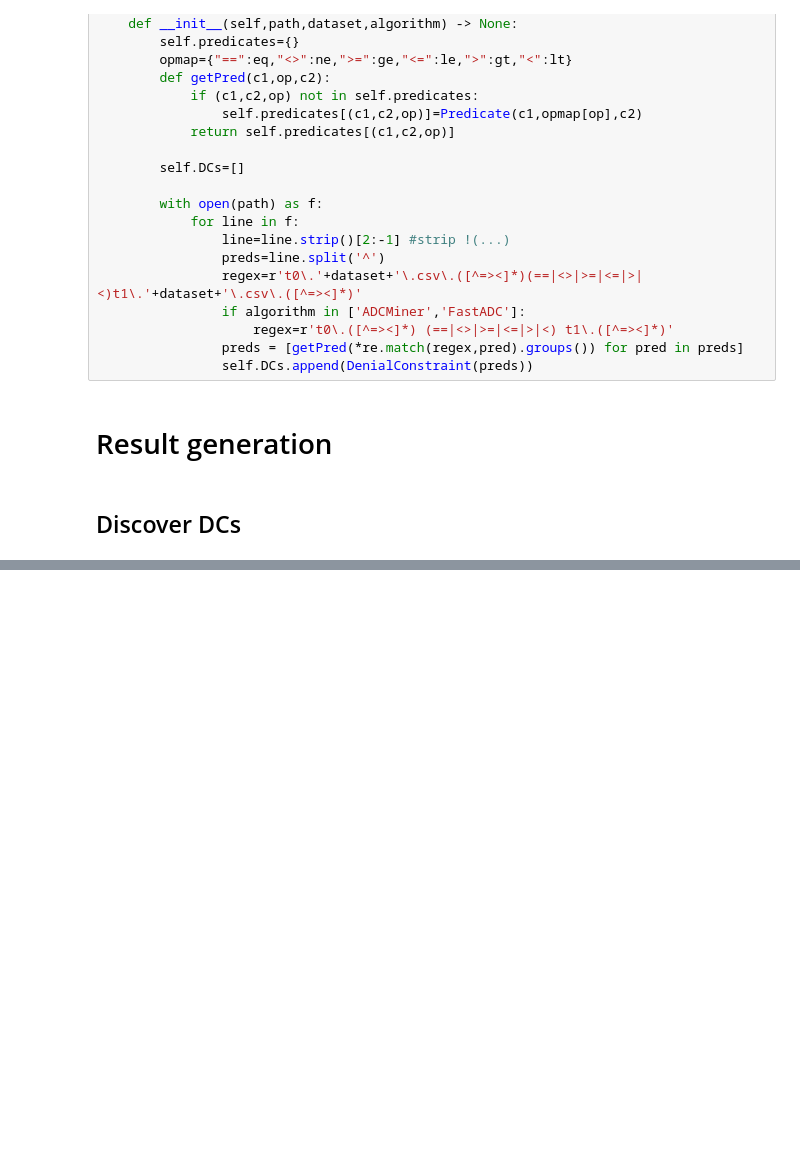
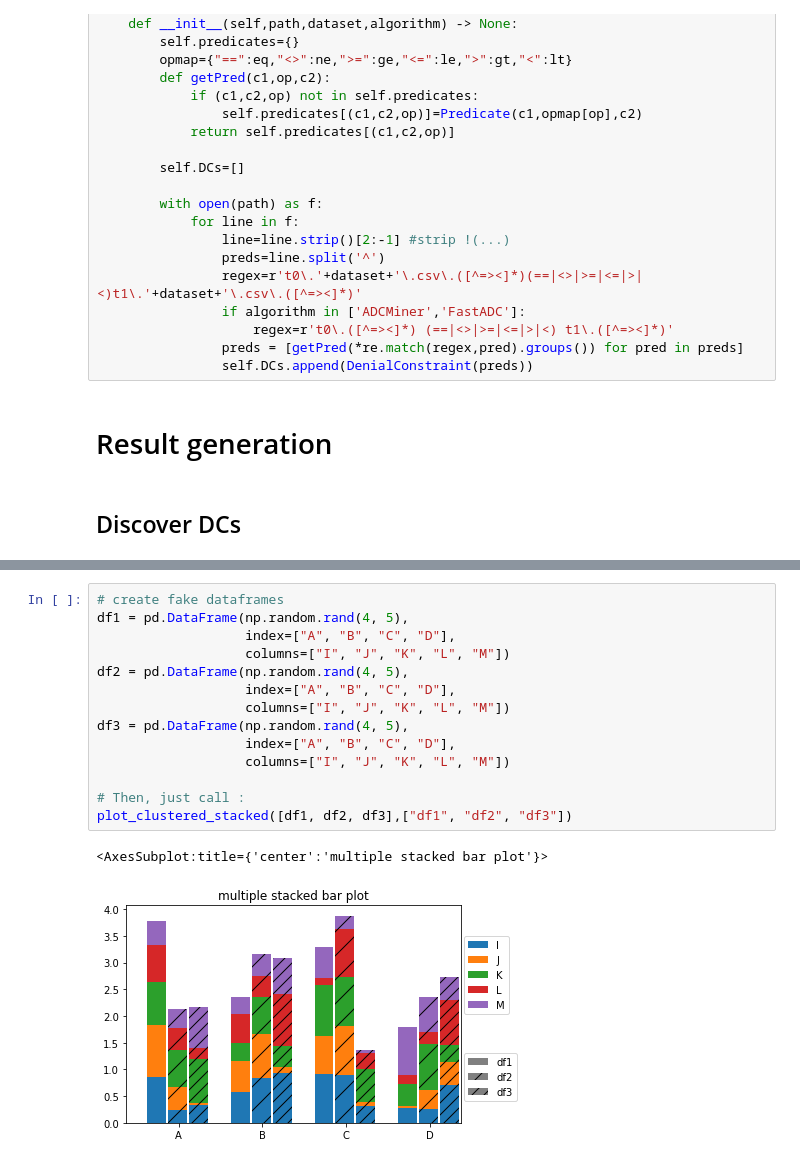
Before and after one commit to NoSocAlgroc/DCValidity, a Jupyter notebook: results.ipynb, the cells around one changed output, grey strips where cells are left out. Saved outputs shown, nothing was run; the diff lists cells and outputs as text; blank space fills up the shorter version.

```diff
--- a/results.ipynb
+++ b/results.ipynb
@@ -331,0 +350,17 @@ df.head(10)
+# %%
+# create fake dataframes
+df1 = pd.DataFrame(np.random.rand(4, 5),
+                   index=["A", "B", "C", "D"],
+                   columns=["I", "J", "K", "L", "M"])
+df2 = pd.DataFrame(np.random.rand(4, 5),
+                   index=["A", "B", "C", "D"],
+                   columns=["I", "J", "K", "L", "M"])
+df3 = pd.DataFrame(np.random.rand(4, 5),
+                   index=["A", "B", "C", "D"],
+                   columns=["I", "J", "K", "L", "M"])
+
+# Then, just call :
+plot_clustered_stacked([df1, df2, df3],["df1", "df2", "df3"])
+# %% [output]
+<AxesSubplot:title={'center':'multiple stacked bar plot'}>
+[figure, added]
```
Also changed, not shown: parts of 25 cells of this notebook.
